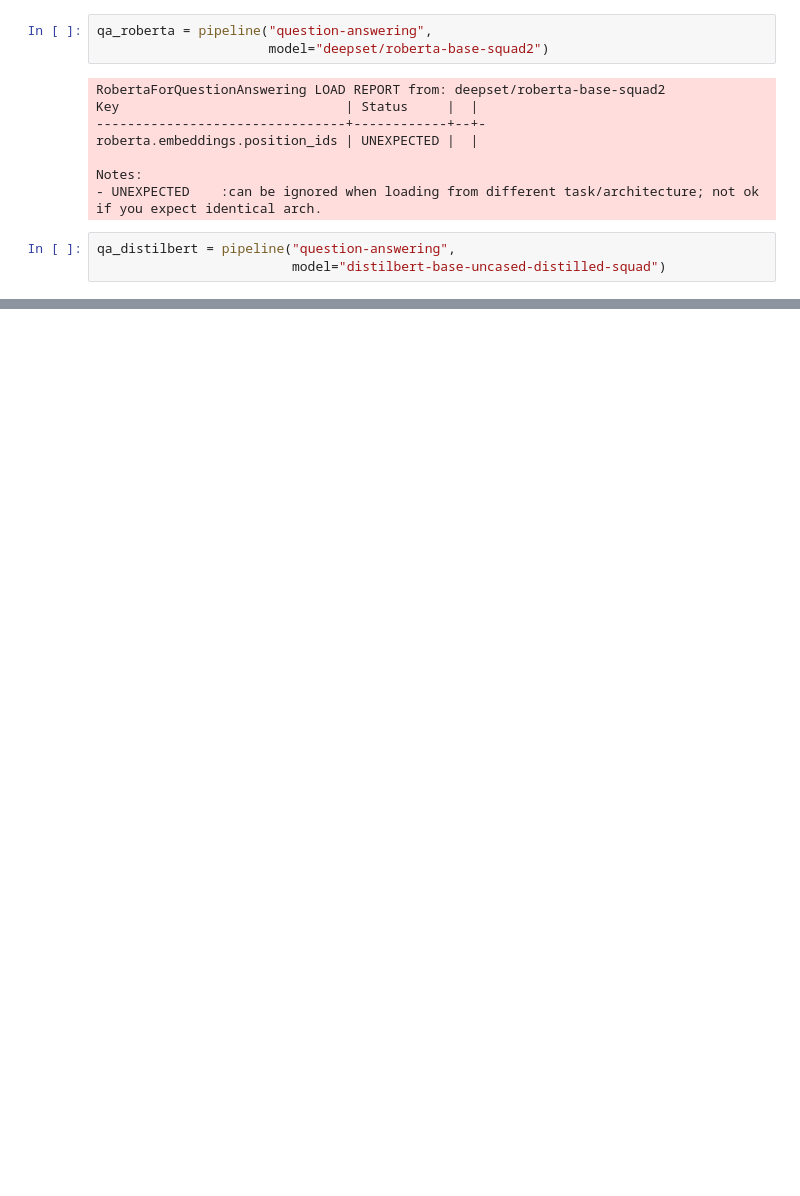
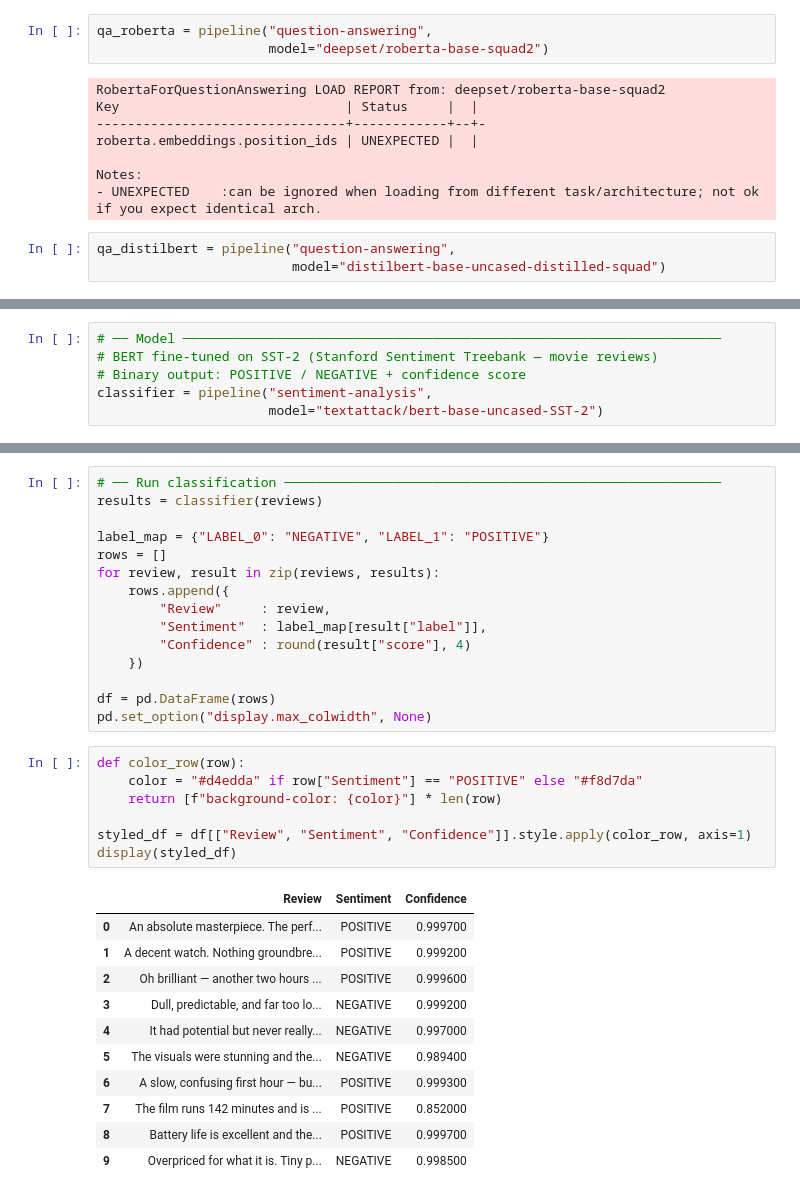
Before and after one commit to rskulkar/pravartak, a Jupyter notebook: assignments/week06/week06_project_v01.ipynb, the cells around one changed output, grey strips where cells are left out. Saved outputs shown, nothing was run; the diff lists cells and outputs as text; blank space fills up the shorter version.

```diff
--- a/assignments/week06/week06_project_v01.ipynb
+++ b/assignments/week06/week06_project_v01.ipynb
@@ -354,0 +528,6 @@ df
+# %%
+# ── Model ─────────────────────────────────────────────────────────────────────
+# BERT fine-tuned on SST-2 (Stanford Sentiment Treebank — movie reviews)
+# Binary output: POSITIVE / NEGATIVE + confidence score
+classifier = pipeline("sentiment-analysis",
+                      model="textattack/bert-base-uncased-SST-2")
@@ -354,0 +581,34 @@ df
+# %%
+# ── Run classification ────────────────────────────────────────────────────────
+results = classifier(reviews)
+
+label_map = {"LABEL_0": "NEGATIVE", "LABEL_1": "POSITIVE"}
+rows = []
+for review, result in zip(reviews, results):
+    rows.append({
+        "Review"     : review,
+        "Sentiment"  : label_map[result["label"]],
+        "Confidence" : round(result["score"], 4)
+    })
+
+df = pd.DataFrame(rows)
+pd.set_option("display.max_colwidth", None)
+# %%
+def color_row(row):
+    color = "#d4edda" if row["Sentiment"] == "POSITIVE" else "#f8d7da"
+    return [f"background-color: {color}"] * len(row)
+
+styled_df = df[["Review", "Sentiment", "Confidence"]].style.apply(color_row, axis=1)
+display(styled_df)
+# %% [output]
+|  | Review | Sentiment | Confidence |
+| 0 | An absolute masterpiece. The perf... | POSITIVE | 0.999700 |
+| 1 | A decent watch. Nothing groundbre... | POSITIVE | 0.999200 |
+| 2 | Oh brilliant — another two hours ... | POSITIVE | 0.999600 |
+| 3 | Dull, predictable, and far too lo... | NEGATIVE | 0.999200 |
+| 4 | It had potential but never really... | NEGATIVE | 0.997000 |
+| 5 | The visuals were stunning and the... | NEGATIVE | 0.989400 |
+| 6 | A slow, confusing first hour — bu... | POSITIVE | 0.999300 |
+| 7 | The film runs 142 minutes and is ... | POSITIVE | 0.852000 |
+| 8 | Battery life is excellent and the... | POSITIVE | 0.999700 |
+| 9 | Overpriced for what it is. Tiny p... | NEGATIVE | 0.998500 |
```
Also changed, not shown: parts of 37 cells of this notebook, 2 other files.
